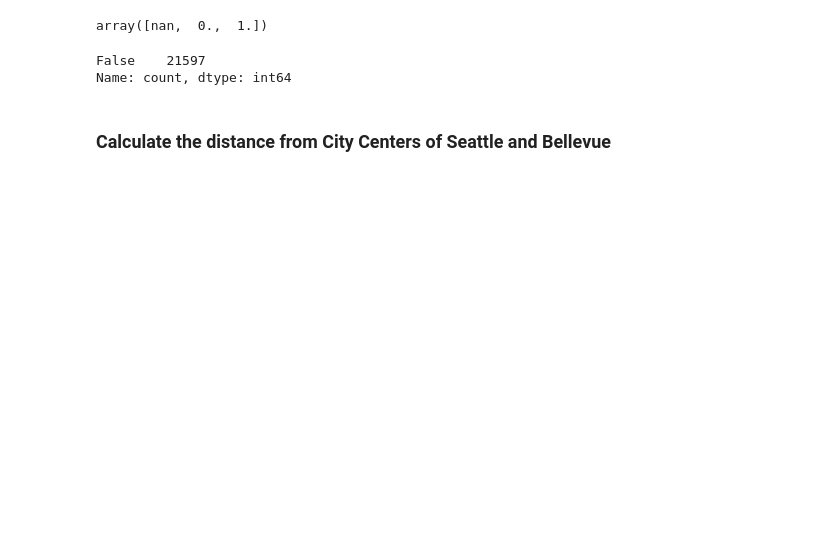
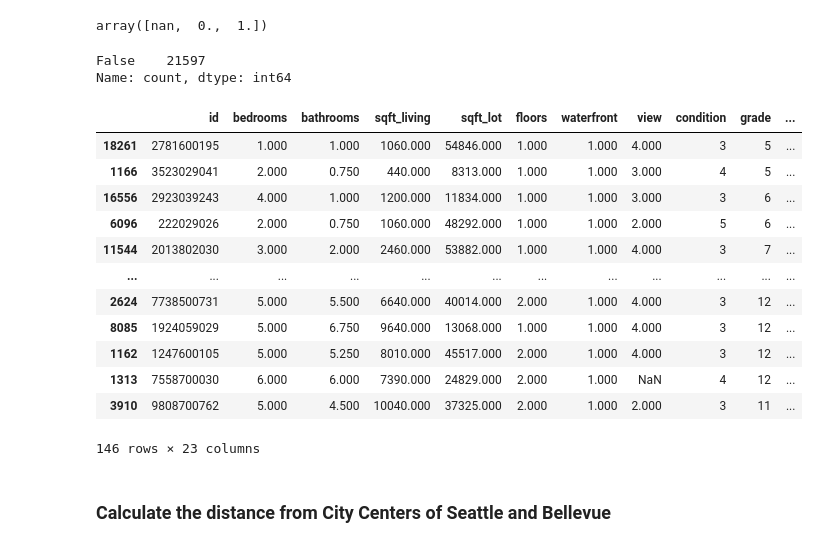
Before and after one commit to kayoken/eda-real-estate, a Jupyter notebook: EDA.ipynb, the cells around one changed output. Drawn from its saved outputs; the diff is of its cells as text; code cells hidden in the pictures; blank space fills up the shorter version.

```diff
--- a/EDA.ipynb
+++ b/EDA.ipynb
@@ -88,7 +88,23 @@ Name: count, dtype: int64
 # %%
 # save these real estate properties for later
 df_waterfront_unknown= df_origin[df_origin['waterfront'].isna() == True]
 df_waterfront = df_origin[df_origin['waterfront'] == 1]
+
+df_waterfront.sort_values('price')
+# %% [output]
+|  | id | bedrooms | bathrooms | sqft_living | sqft_lot | floors | waterfront | view | condition | grade | ... |
+| 18261 | 2781600195 | 1.000 | 1.000 | 1060.000 | 54846.000 | 1.000 | 1.000 | 4.000 | 3 | 5 | ... |
+| 1166 | 3523029041 | 2.000 | 0.750 | 440.000 | 8313.000 | 1.000 | 1.000 | 3.000 | 4 | 5 | ... |
+| 16556 | 2923039243 | 4.000 | 1.000 | 1200.000 | 11834.000 | 1.000 | 1.000 | 3.000 | 3 | 6 | ... |
+| 6096 | 222029026 | 2.000 | 0.750 | 1060.000 | 48292.000 | 1.000 | 1.000 | 2.000 | 5 | 6 | ... |
+| 11544 | 2013802030 | 3.000 | 2.000 | 2460.000 | 53882.000 | 1.000 | 1.000 | 4.000 | 3 | 7 | ... |
+| ... | ... | ... | ... | ... | ... | ... | ... | ... | ... | ... | ... |
+| 2624 | 7738500731 | 5.000 | 5.500 | 6640.000 | 40014.000 | 2.000 | 1.000 | 4.000 | 3 | 12 | ... |
+| 8085 | 1924059029 | 5.000 | 6.750 | 9640.000 | 13068.000 | 1.000 | 1.000 | 4.000 | 3 | 12 | ... |
+| 1162 | 1247600105 | 5.000 | 5.250 | 8010.000 | 45517.000 | 2.000 | 1.000 | 4.000 | 3 | 12 | ... |
+| 1313 | 7558700030 | 6.000 | 6.000 | 7390.000 | 24829.000 | 2.000 | 1.000 | NaN | 4 | 12 | ... |
+| 3910 | 9808700762 | 5.000 | 4.500 | 10040.000 | 37325.000 | 2.000 | 1.000 | 2.000 | 3 | 11 | ... |
+146 rows × 23 columns
 # %%
 
 title = "Waterfront Properties in King County Close to City Centers"
```
Also changed, not shown: parts of 10 cells of this notebook, 1 other file.
